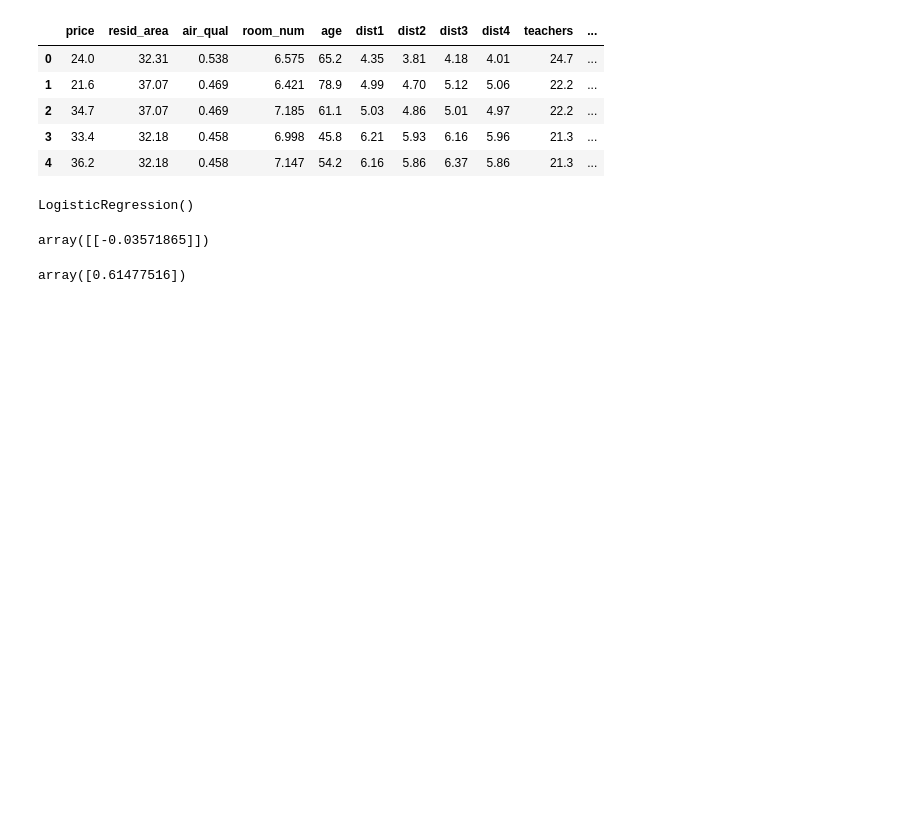
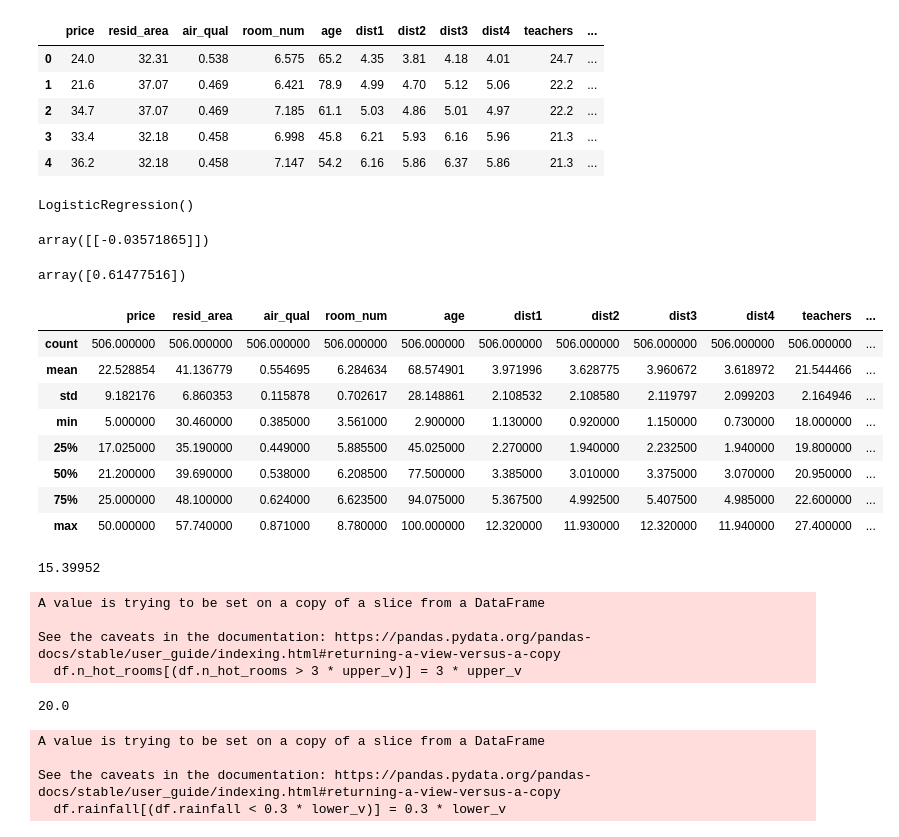
Before and after one commit to MidlajN/ML_Programs, a Jupyter notebook: ML/CM_sklearn.ipynb, the cells around one changed output. Drawn from its saved outputs; the diff is of its cells as text; code cells hidden in the pictures; blank space fills up the shorter version.

```diff
--- a/ML/CM_sklearn.ipynb
+++ b/ML/CM_sklearn.ipynb
@@ -54,0 +62,17 @@ array([0.61477516])
+# %%
+df.describe()
+# %% [output]
+|  | price | resid_area | air_qual | room_num | age | dist1 | dist2 | dist3 | dist4 | teachers | ... |
+| count | 506.000000 | 506.000000 | 506.000000 | 506.000000 | 506.000000 | 506.000000 | 506.000000 | 506.000000 | 506.000000 | 506.000000 | ... |
+| mean | 22.528854 | 41.136779 | 0.554695 | 6.284634 | 68.574901 | 3.971996 | 3.628775 | 3.960672 | 3.618972 | 21.544466 | ... |
+| std | 9.182176 | 6.860353 | 0.115878 | 0.702617 | 28.148861 | 2.108532 | 2.108580 | 2.119797 | 2.099203 | 2.164946 | ... |
+| min | 5.000000 | 30.460000 | 0.385000 | 3.561000 | 2.900000 | 1.130000 | 0.920000 | 1.150000 | 0.730000 | 18.000000 | ... |
+| 25% | 17.025000 | 35.190000 | 0.449000 | 5.885500 | 45.025000 | 2.270000 | 1.940000 | 2.232500 | 1.940000 | 19.800000 | ... |
+| 50% | 21.200000 | 39.690000 | 0.538000 | 6.208500 | 77.500000 | 3.385000 | 3.010000 | 3.375000 | 3.070000 | 20.950000 | ... |
+| 75% | 25.000000 | 48.100000 | 0.624000 | 6.623500 | 94.075000 | 5.367500 | 4.992500 | 5.407500 | 4.985000 | 22.600000 | ... |
+| max | 50.000000 | 57.740000 | 0.871000 | 8.780000 | 100.000000 | 12.320000 | 11.930000 | 12.320000 | 11.940000 | 27.400000 | ... |
+# %%
+# outlier in n_hot_rooms
+np.percentile(df.n_hot_rooms,[99][0])
+# %% [output]
+15.39952
@@ -54,0 +81,12 @@ array([0.61477516])
+# %%
+df.n_hot_rooms[(df.n_hot_rooms > 3 * upper_v)] = 3 * upper_v
+# %% [output]
+A value is trying to be set on a copy of a slice from a DataFrame
+
+See the caveats in the documentation: https://pandas.pydata.org/pandas-docs/stable/user_guide/indexing.html#returning-a-view-versus-a-copy
+  df.n_hot_rooms[(df.n_hot_rooms > 3 * upper_v)] = 3 * upper_v
+# %%
+# outlier in rainfall
+np.percentile(df.rainfall,[1][0])
+# %% [output]
+20.0
@@ -54,0 +95,7 @@ array([0.61477516])
+# %%
+df.rainfall[(df.rainfall < 0.3 * lower_v)] = 0.3 * lower_v
+# %% [output]
+A value is trying to be set on a copy of a slice from a DataFrame
+
+See the caveats in the documentation: https://pandas.pydata.org/pandas-docs/stable/user_guide/indexing.html#returning-a-view-versus-a-copy
+  df.rainfall[(df.rainfall < 0.3 * lower_v)] = 0.3 * lower_v
```
Also changed, not shown: parts of 21 cells of this notebook, 1 other file.
